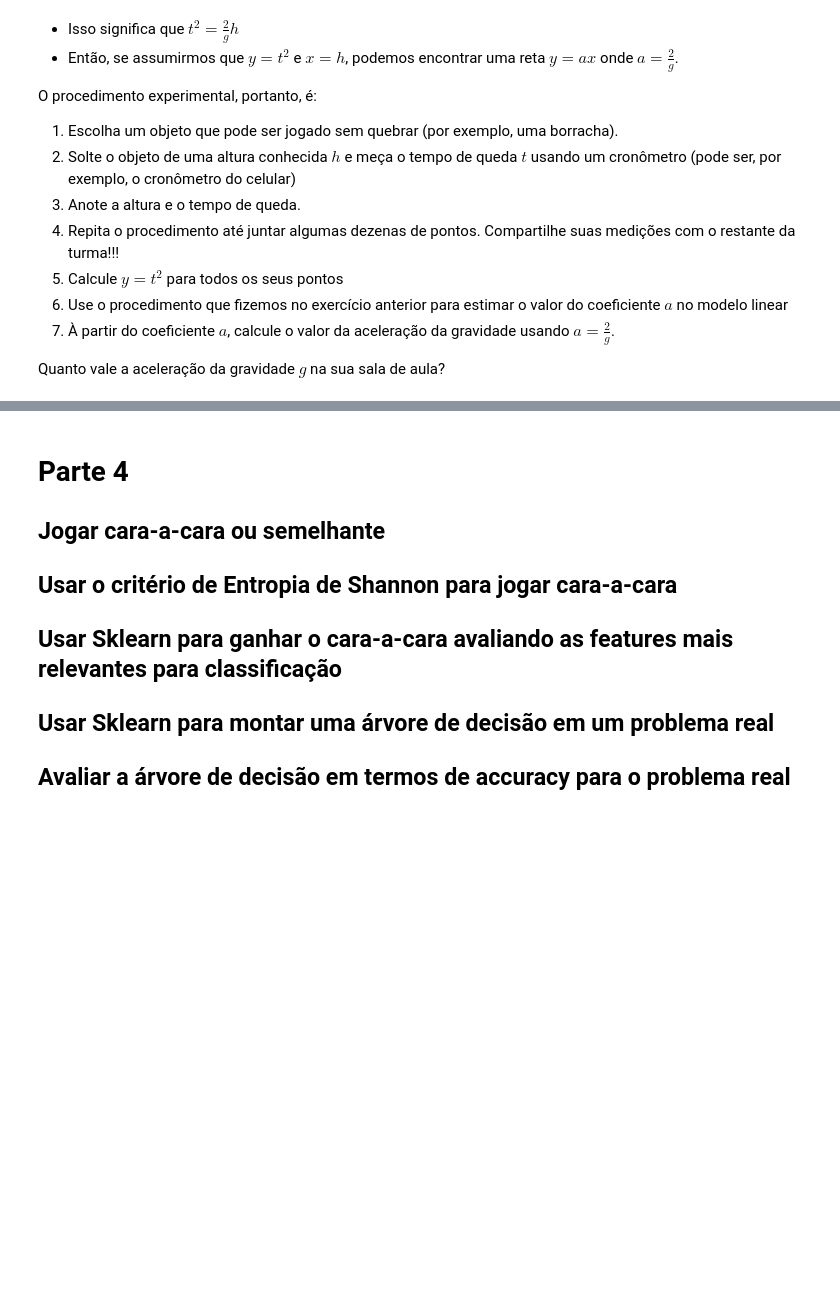
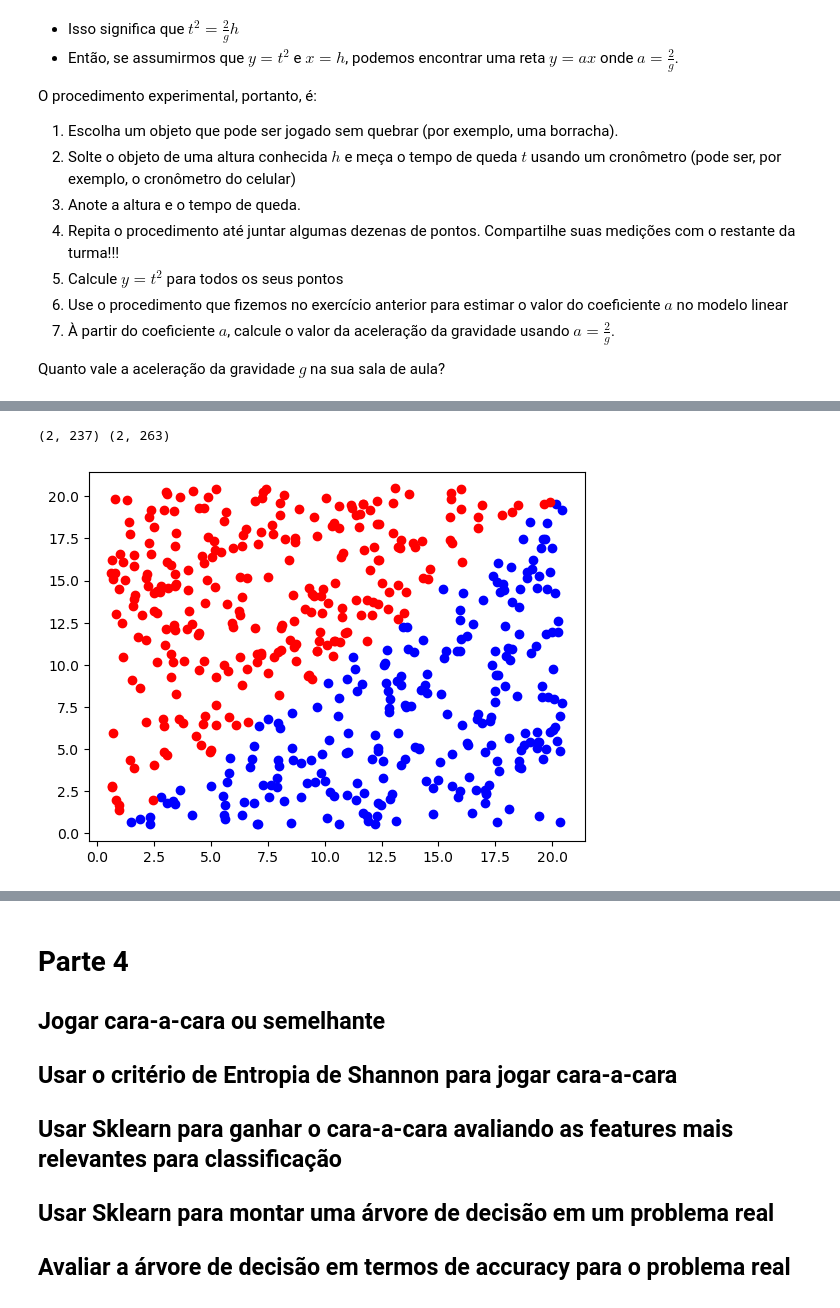
Before and after one commit to tiagoft/alglin, a Jupyter notebook: notebooks/06-regressao_classificacao.ipynb, the cells around one changed output, grey strips where cells are left out. Drawn from its saved outputs; the diff is of its cells as text; code cells hidden in the pictures; blank space fills up the shorter version.

```diff
--- a/notebooks/06-regressao_classificacao.ipynb
+++ b/notebooks/06-regressao_classificacao.ipynb
@@ -363,0 +471,21 @@ Quanto vale a aceleração da gravidade $g$ na sua sala de aula?
+# %%
+import matplotlib.pyplot as plt
+import numpy as np
+
+A = 1.0
+B = -1.0
+C = -0.5
+
+pontos = np.random.random( (2,500) )*20+.5
+funcao = A*pontos[0,:] + B*pontos[1,:] + C
+
+pontos_pos = pontos[:, funcao > 0]
+pontos_neg = pontos[:, funcao < 0]
+print(pontos_pos.shape, pontos_neg.shape)
+plt.figure()
+plt.scatter(pontos_pos[0,:], pontos_pos[1,:], c='b')
+plt.scatter(pontos_neg[0,:], pontos_neg[1,:], c='r')
+plt.show()
+# %% [output]
+(2, 237) (2, 263)
+[figure, added]
```
Also changed, not shown: parts of 31 cells of this notebook.
